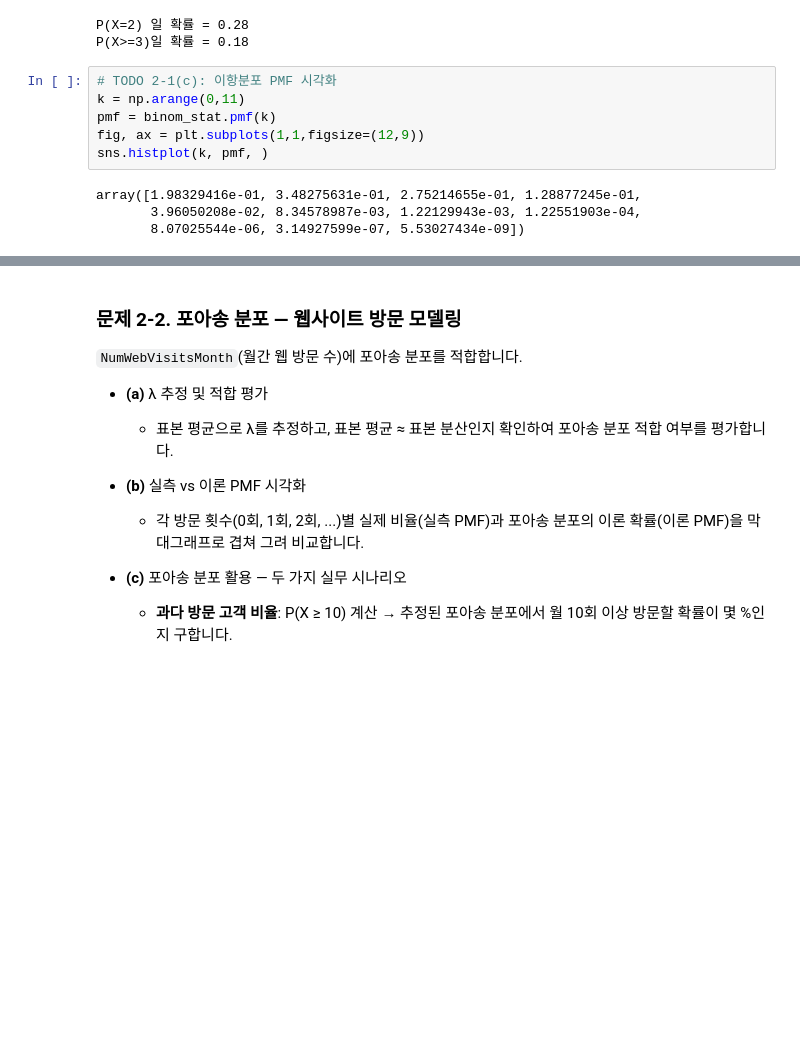
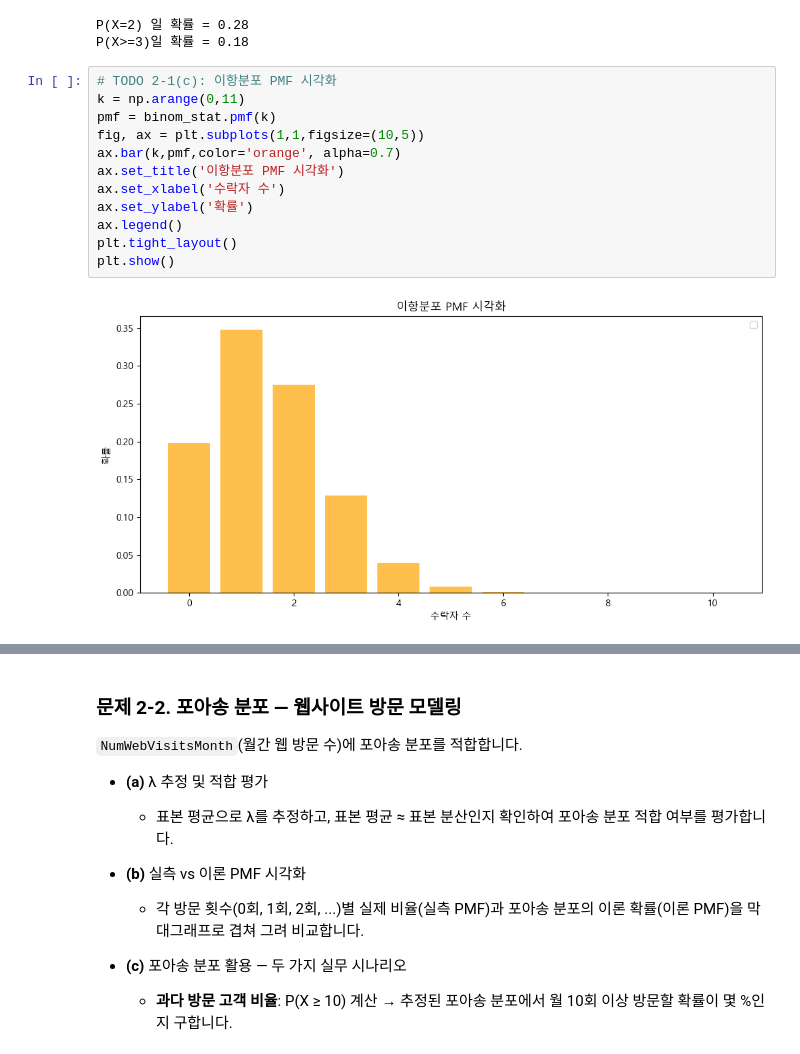
Before and after one commit to sparta-data11-statistics-practice/practice-01-descriptive-statistics-Heesang01, a Jupyter notebook: practice_comprehensive.ipynb, the cells around one changed output, grey strips where cells are left out. Drawn from its saved outputs; the diff is of its cells as text; blank space fills up the shorter version.

```diff
--- a/practice_comprehensive.ipynb
+++ b/practice_comprehensive.ipynb
@@ -532,13 +532,17 @@ P(X>=3)일 확률 = 0.18
 # %%
 # TODO 2-1(c): 이항분포 PMF 시각화
 k = np.arange(0,11)
 pmf = binom_stat.pmf(k)
-fig, ax = plt.subplots(1,1,figsize=(12,9))
-sns.histplot(k, pmf, )
+fig, ax = plt.subplots(1,1,figsize=(10,5))
+ax.bar(k,pmf,color='orange', alpha=0.7)
+ax.set_title('이항분포 PMF 시각화')
+ax.set_xlabel('수락자 수')
+ax.set_ylabel('확률')
+ax.legend()
+plt.tight_layout()
+plt.show()
 # %% [output]
-array([1.98329416e-01, 3.48275631e-01, 2.75214655e-01, 1.28877245e-01,
-       3.96050208e-02, 8.34578987e-03, 1.22129943e-03, 1.22551903e-04,
-       8.07025544e-06, 3.14927599e-07, 5.53027434e-09])
+[figure, added]
 # %%
 # TODO 2-1(d): 100명 발송 시 기대 수락자, P(X≥15), 90% 보장 최소 수락 수
 n_campaign = 100
```
Also changed, not shown: parts of 1 cell of this notebook, 1 other file.
